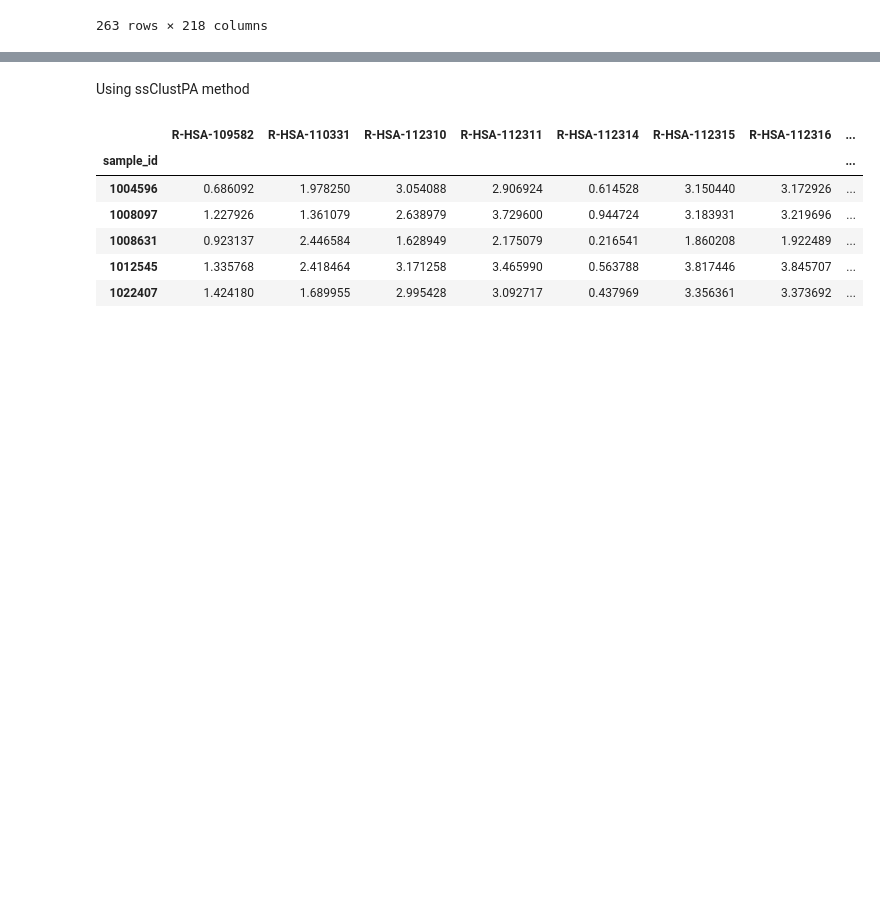
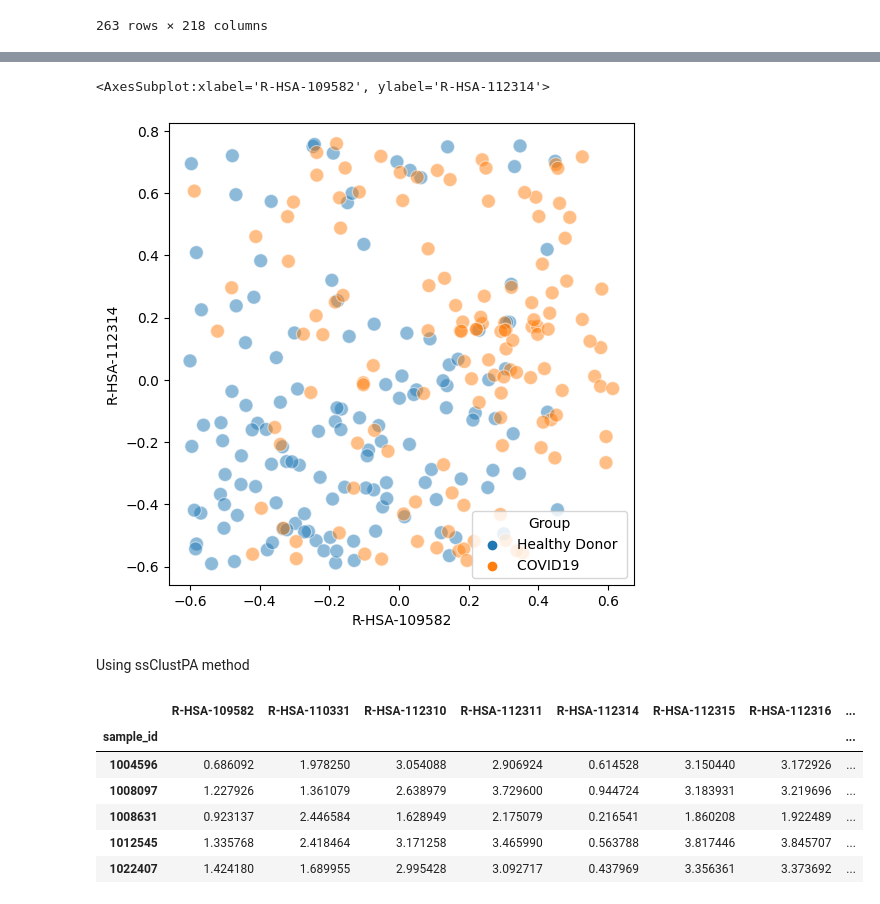
Before and after one commit to cwieder/py-ssPA, a Jupyter notebook: sspa_walkthrough.ipynb, the cells around one changed output, grey strips where cells are left out. Cells and saved outputs as stored; diff of their text form; code cells hidden in the pictures; blank space fills up the shorter version.

```diff
--- a/sspa_walkthrough.ipynb
+++ b/sspa_walkthrough.ipynb
@@ -274,3 +315,11 @@ plt.show()
+# %%
+# Plot the first two components as a scatterplot
+plt.style.use("default")
+fig, ax1 = plt.subplots(1, 1, figsize=(6, 6), sharex=True, sharey=True)
+sns.scatterplot(x=kpca_scores.loc[:, "R-HSA-109582"], y=kpca_scores.loc[:, "R-HSA-112314"], hue=example_data["Group"], ax=ax1, s=100, alpha=0.5)
+# %% [output]
+<AxesSubplot:xlabel='R-HSA-109582', ylabel='R-HSA-112314'>
+[figure, added]
 # %% [markdown]
 Using ssClustPA method
 # %%
```
Also changed, not shown: parts of 7 cells of this notebook, 1 other file.
